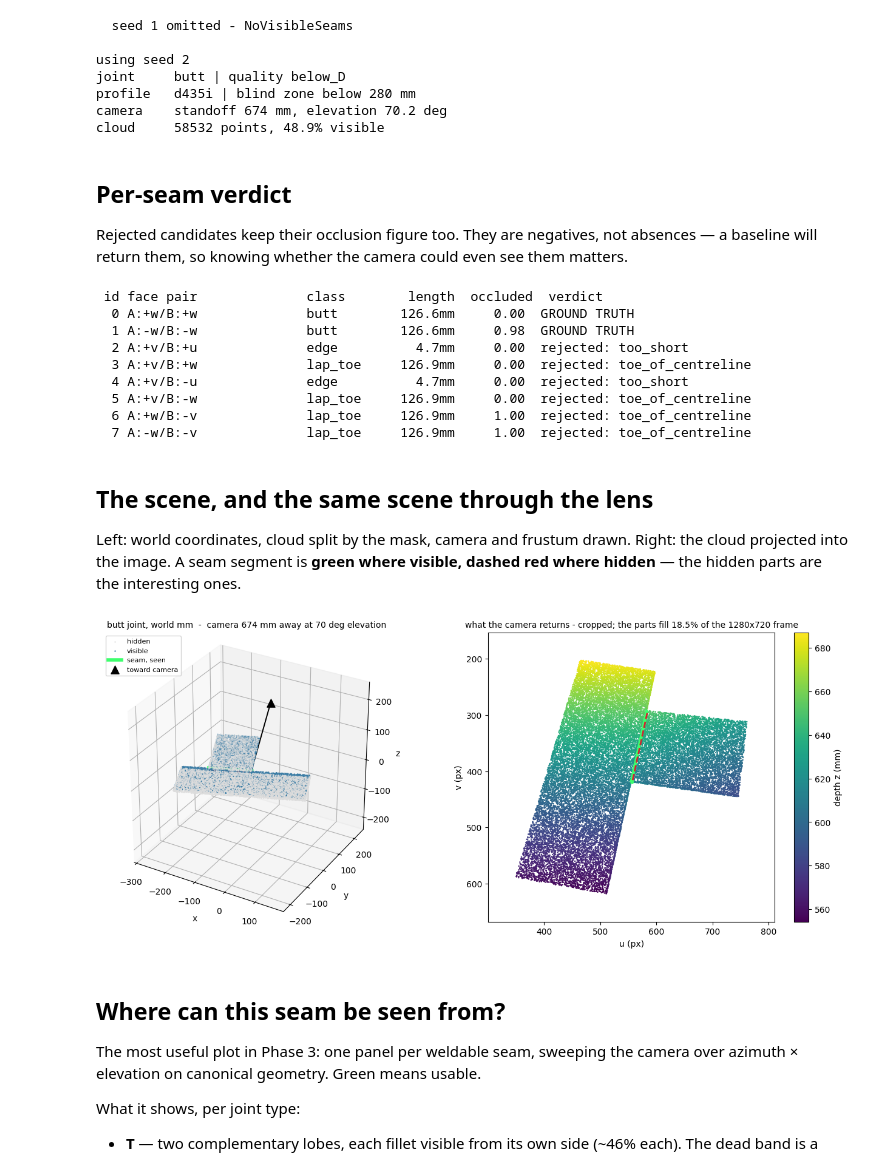
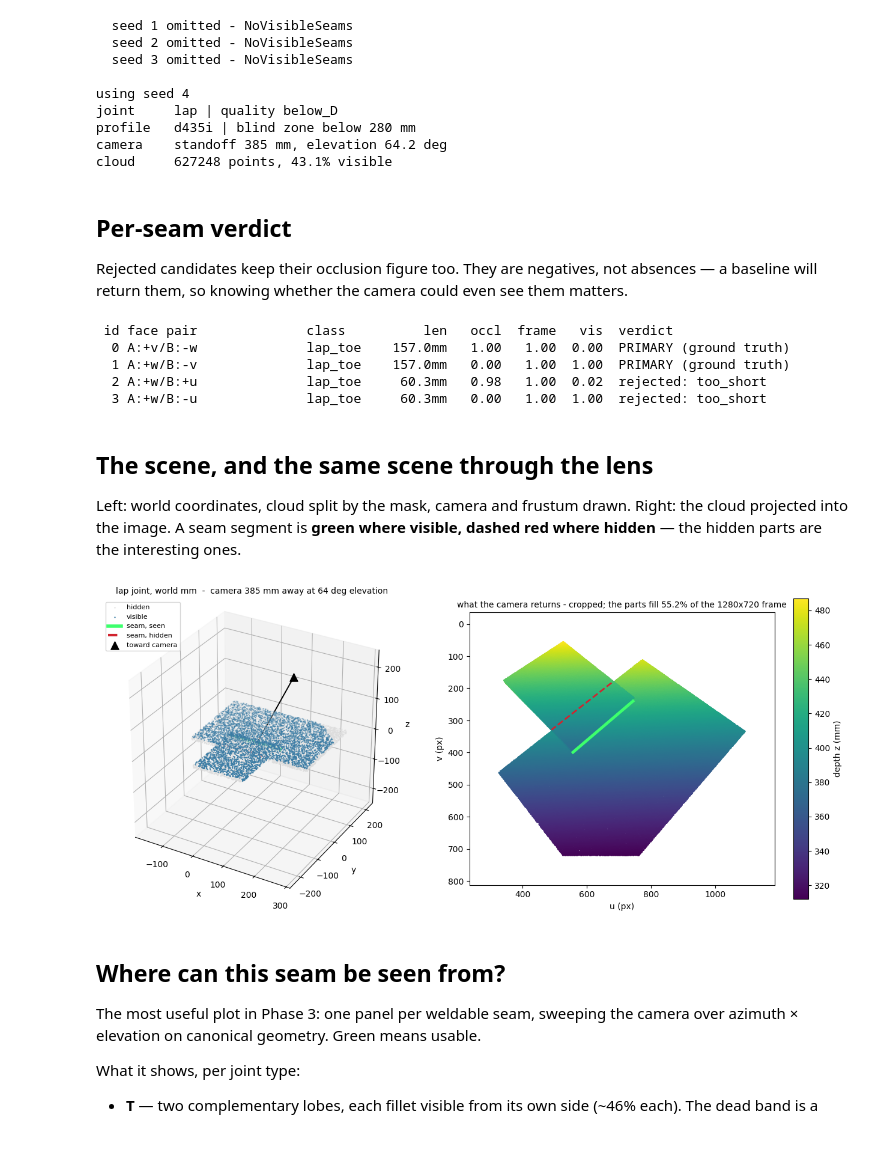
Before and after one commit to amnessa/welding_cell_ws, a Jupyter notebook: weld_generator/notebooks/02_inspect_visibility.ipynb, the cells around one changed output. Drawn from its saved outputs; the diff is of its cells as text; code cells hidden in the pictures; blank space fills up the shorter version.

```diff
--- a/weld_generator/notebooks/02_inspect_visibility.ipynb
+++ b/weld_generator/notebooks/02_inspect_visibility.ipynb
@@ -28,7 +34,7 @@ from weldgen.config import SENSOR_PROFILES, load_config
 from weldgen.scene import (NoSeamsFound, NoVisibleSeams, SceneRejected,
                            generate_scene)
 
-JOINT = "butt"          # T | corner | butt | lap | edge
+JOINT = "lap"          # T | corner | butt | lap | edge
 SEED  = 1
 
 cfg = load_config()
@@ -55,34 +61,41 @@ print("cloud    ", scene["cloud"]["n_points"], "points,",
       f"{100 * arrays['cloud.npz:visible_from_cam'].mean():.1f}% visible")
 # %% [output]
   seed 1 omitted - NoVisibleSeams
+  seed 2 omitted - NoVisibleSeams
+  seed 3 omitted - NoVisibleSeams
 
-using seed 2
-joint     butt | quality below_D
+using seed 4
+joint     lap | quality below_D
 profile   d435i | blind zone below 280 mm
-camera    standoff 674 mm, elevation 70.2 deg
-cloud     58532 points, 48.9% visible
+camera    standoff 385 mm, elevation 64.2 deg
+cloud     627248 points, 43.1% visible
 # %% [markdown]
 ## Per-seam verdict
 
 Rejected candidates keep their occlusion figure too. They are negatives, not absences —
 a baseline will return them, so knowing whether the camera could even see them matters.
 # %%
-print(f'{"id":>3} {"face pair":<22} {"class":<9} {"length":>9} {"occluded":>9}  verdict')
+# `weldable` is reachability; `matches_joint_type` is taxonomy. PRIMARY is both, and it is
+# what supervision targets. An off-class seam is a real weld this joint type does not claim.
+print(f'{"id":>3} {"face pair":<22} {"class":<9} {"len":>8} {"occl":>6} {"frame":>6} '
+      f'{"vis":>5}  verdict')
 for s in scene["seams"]:
     pair = f'{s["face_pair"][0]}/{s["face_pair"][1]}'
-    verdict = "GROUND TRUTH" if s["weldable"] else f'rejected: {s["reject_reason"]}'
-    print(f'{s["id"]:>3} {pair:<22} {s["seam_class"]:<9} {s["length_mm"]:>7.1f}mm '
-          f'{s["occluded_fraction"]:>8.2f}  {verdict}')
+    if s["weldable"] and s["matches_joint_type"]:
+        verdict = "PRIMARY (ground truth)"
+    elif s["weldable"]:
+        verdict = "weldable, off-class for this joint type"
+    else:
+        verdict = f'rejected: {s["reject_reason"]}'
+    print(f'{s["id"]:>3} {pair:<22} {s["seam_class"]:<9} {s["length_mm"]:>6.1f}mm '
+          f'{s["occluded_fraction"]:>6.2f} {s["in_frame_fraction"]:>6.2f} '
+          f'{s["visible_fraction"]:>5.2f}  {verdict}')
 # %% [output]
- id face pair              class        length  occluded  verdict
-  0 A:+w/B:+w              butt        126.6mm     0.00  GROUND TRUTH
-  1 A:-w/B:-w              butt        126.6mm     0.98  GROUND TRUTH
-  2 A:+v/B:+u              edge          4.7mm     0.00  rejected: too_short
-  3 A:+v/B:+w              lap_toe     126.9mm     0.00  rejected: toe_of_centreline
-  4 A:+v/B:-u              edge          4.7mm     0.00  rejected: too_short
-  5 A:+v/B:-w              lap_toe     126.9mm     0.00  rejected: toe_of_centreline
-  6 A:+w/B:-v              lap_toe     126.9mm     1.00  rejected: toe_of_centreline
-  7 A:-w/B:-v              lap_toe     126.9mm     1.00  rejected: toe_of_centreline
+ id face pair              class          len   occl  frame   vis  verdict
+  0 A:+v/B:-w              lap_toe    157.0mm   1.00   1.00  0.00  PRIMARY (ground truth)
+  1 A:+w/B:-v              lap_toe    157.0mm   0.00   1.00  1.00  PRIMARY (ground truth)
+  2 A:+w/B:+u              lap_toe     60.3mm   0.98   1.00  0.02  rejected: too_short
+  3 A:+w/B:-u              lap_toe     60.3mm   0.00   1.00  1.00  rejected: too_short
 # %% [markdown]
 ## The scene, and the same scene through the lens
 
@@ -98,7 +111,8 @@ W, H = scene["camera"]["width"], scene["camera"]["height"]
 
 xyz = arrays["cloud.npz:xyz"]
 vis = arrays["cloud.npz:visible_from_cam"]
-weld = [s for s in scene["seams"] if s["weldable"]]
+weld = [s for s in scene["seams"]
+        if s["weldable"] and s["matches_joint_type"]]
 step = max(1, len(xyz) // 12000)          # thin for plotting only
 
 fig = plt.figure(figsize=(13.5, 5.5))
@@ -134,34 +148,34 @@ ax.legend(loc="upper left", fontsize=8)
 ax.set_xlabel("x"); ax.set_ylabel("y"); ax.set_zlabel("z")
 ax.set_title(f'{scene["joint"]["type"]} joint, world mm  -  camera '
              f'{scene["camera"]["standoff_mm"]:.0f} mm away at '
              f'{scene["camera"]["elevation_deg"]:.0f} deg elevation', fontsize=10)
 
 # ---- through the lens ------------------------------------------------------------
 # Zoomed to the parts, with the full sensor frame drawn dashed so you can see where in
 # the image they land: at a 1 m standoff a 200 mm joint fills very little of it.
 ax2 = fig.add_subplot(122)
 uv, z = project(xyz, T_cam, K)
 sc = ax2.scatter(uv[vis, 0], uv[vis, 1], s=0.6, c=z[vis], cmap="viridis")
 fig.colorbar(sc, ax=ax2, label="depth z (mm)")
 for s in weld:
     q = arrays[f'seams.npz:seam_{s["id"]}']
     m = arrays[f'seams.npz:seam_{s["id"]}_visible']
     quv, _ = project(q, T_cam, K)
     ax2.plot(quv[m, 0], quv[m, 1], lw=3.5, c="#3dff6d")
     ax2.plot(quv[~m, 0], quv[~m, 1], lw=2, c="#d1242f", ls="--")
 
 p_lo, p_hi = uv[vis].min(axis=0), uv[vis].max(axis=0)
 pad = 0.12 * float((p_hi - p_lo).max())
 ax2.set_xlim(p_lo[0] - pad, p_hi[0] + pad)
 ax2.set_ylim(p_hi[1] + pad, p_lo[1] - pad)          # image v points down
 ax2.set_aspect("equal")
 ax2.set_xlabel("u (px)"); ax2.set_ylabel("v (px)")
 frac = float((p_hi - p_lo).prod()) / (W * H)
 ax2.set_title(f"what the camera returns - cropped; the parts fill {frac:.1%} of the "
               f"{W}x{H} frame", fontsize=10)
 plt.tight_layout(); plt.show()
 # %% [output]
-[figure, old version]
+[figure, new version]
 # %% [markdown]
 ## Where can this seam be seen from?
 
```
Also changed, not shown: parts of 4 cells of this notebook, 19 other files.
